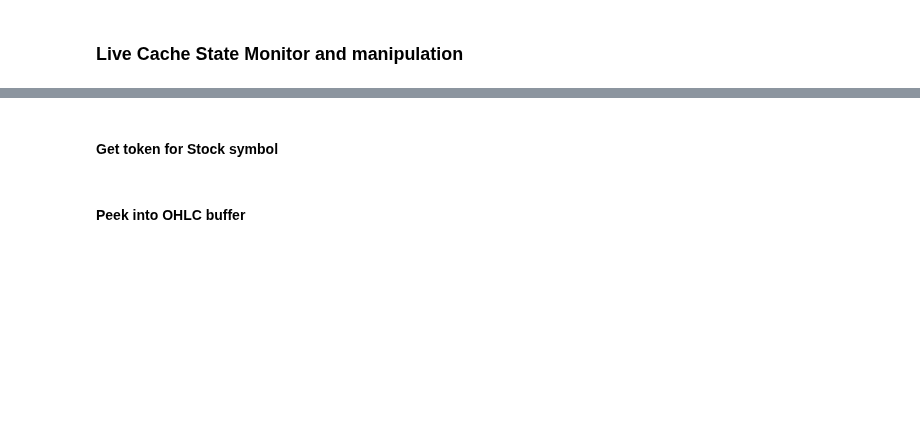
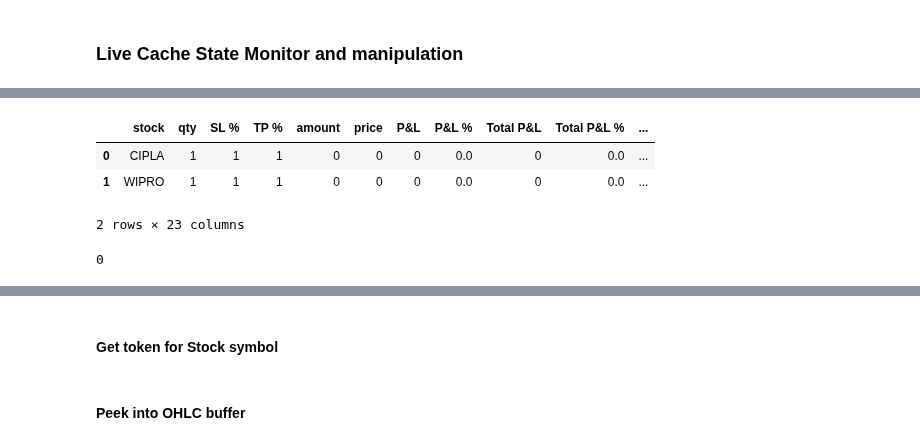
Before and after one commit to suhansaha/algotrader, a Jupyter notebook: src/freedom_v2_unit_test.ipynb, the cells around one changed output, grey strips where cells are left out. Saved outputs shown, nothing was run; the diff lists cells and outputs as text; code cells hidden in the pictures; blank space fills up the shorter version.

```diff
--- a/src/freedom_v2_unit_test.ipynb
+++ b/src/freedom_v2_unit_test.ipynb
@@ -529,8 +566,9 @@ live_cache.get('last_id_msg')
 # %%
 live_cache.getValue()
 # %%
-stock_key = 'WIPRO'
-live_cache.add(stock_key, True) #TODO: While adding stock to table use True
+#Modify cache table
+stock_key = 'CIPLA'
+#live_cache.add(stock_key, True) #TODO: While adding stock to table use True
 live_cache.setValue(stock_key, 'algo', 'haikin_1_new')
 live_cache.setValue(stock_key, 'freq', '1T')
 live_cache.setValue(stock_key, 'qty', 1)
@@ -541,3 +579,4 @@ live_cache.setValue(stock_key, 'Total P&L', 0)
 live_cache.setValue(stock_key, 'price', 0)
 live_cache.setValue(stock_key, 'hdf_freq', 'minute')
 live_cache.getValue()
+# %% [output]
@@ -544 +585,9 @@ live_cache.getValue()
+|  | stock | qty | SL % | TP % | amount | price | P&L | P&L % | Total P&L | Total P&L % | ... |
+| 0 | CIPLA | 1 | 1 | 1 | 0 | 0 | 0 | 0.0 | 0 | 0.0 | ... |
+| 1 | WIPRO | 1 | 1 | 1 | 0 | 0 | 0 | 0.0 | 0 | 0.0 | ... |
+2 rows × 23 columns
+# %%
+live_cache.setValue('CIPLA', 'state', 'SCANNING')
+# %% [output]
+0
 # %%
```
Also changed, not shown: parts of 38 cells of this notebook, 5 other files.
